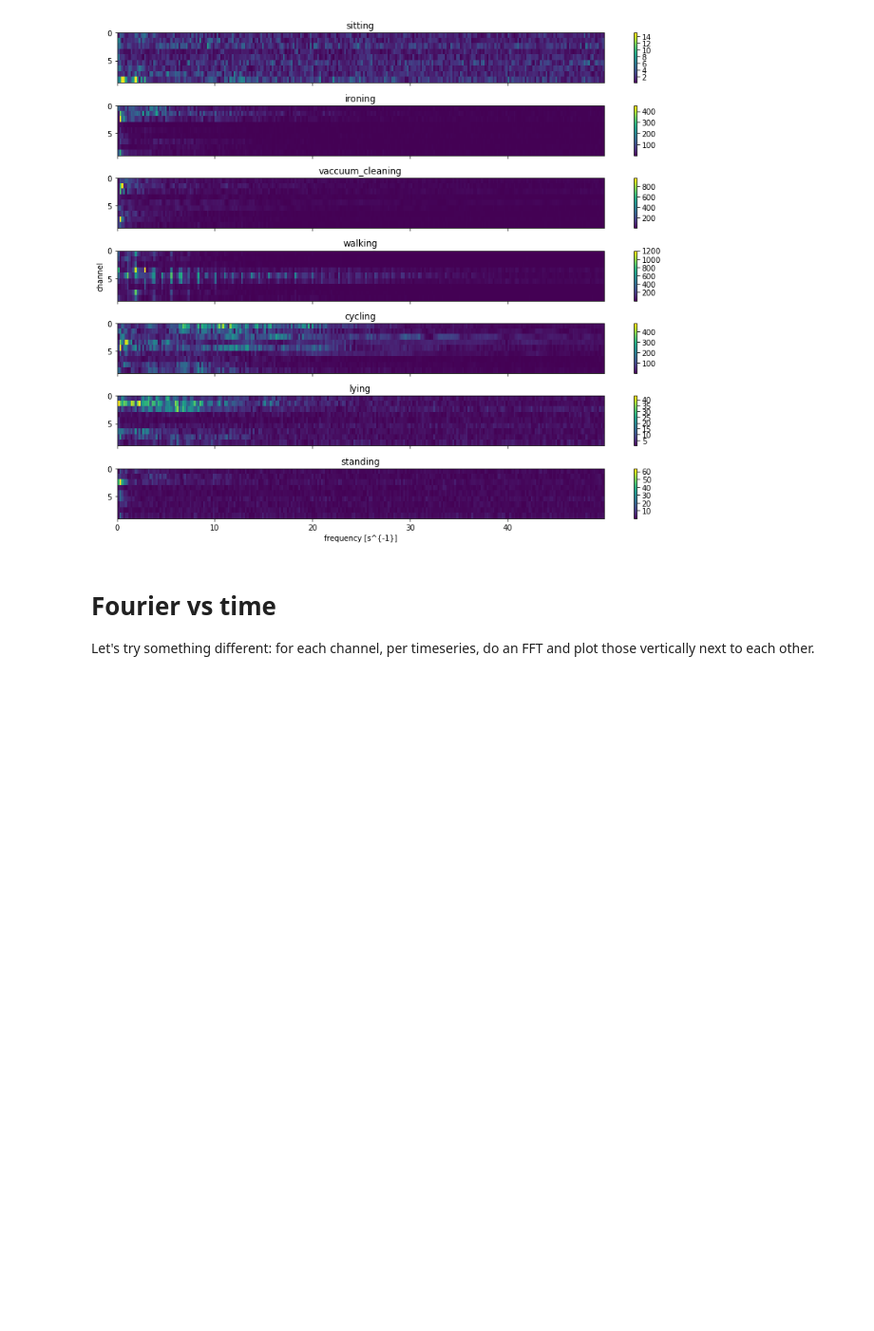
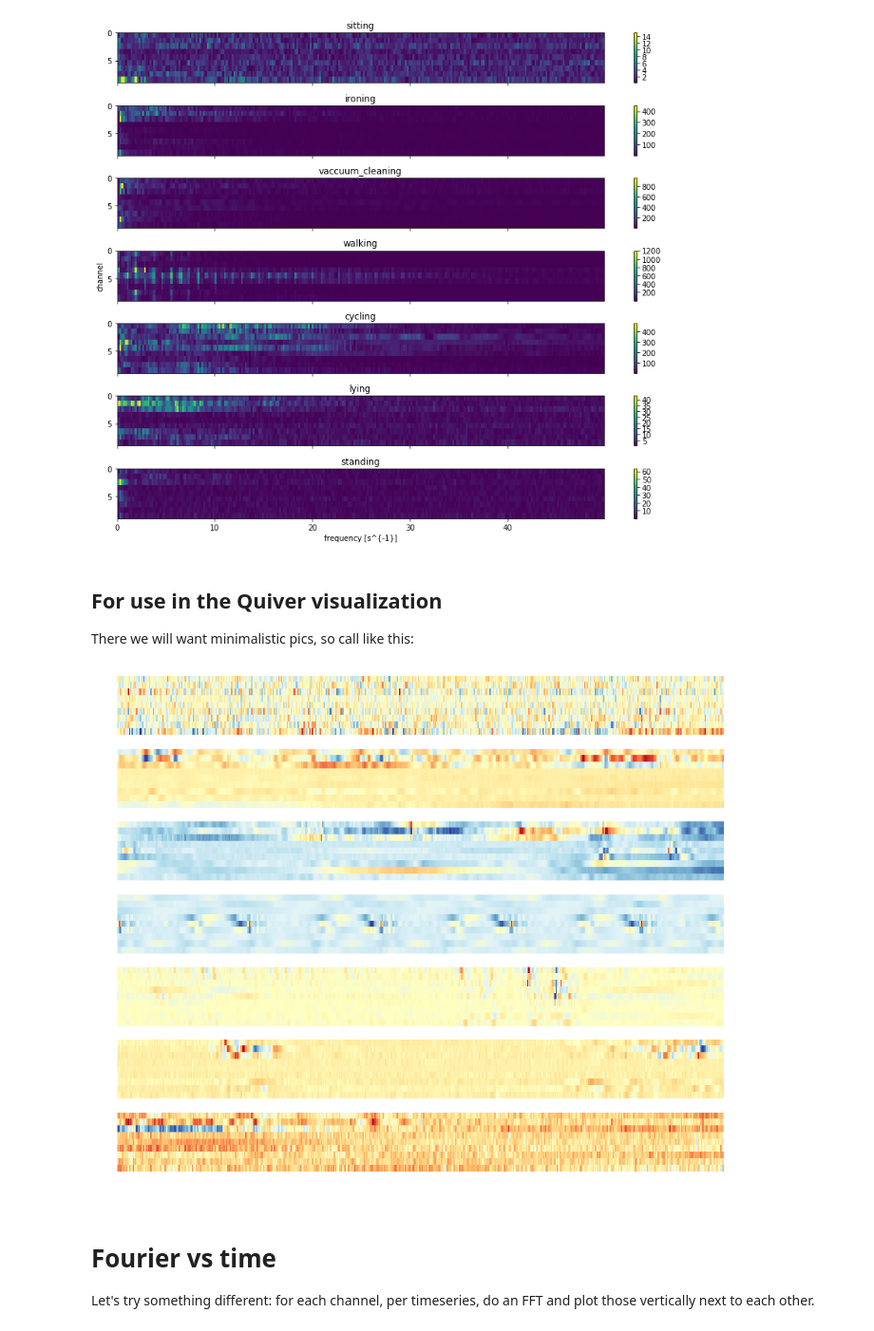
Before and after one commit to egpbos/mcfly-tutorial, a Jupyter notebook: notebooks/Keras timeseries model visualization testing.ipynb, the cells around one changed output. Shown at 95% size. Drawn from its saved outputs; the diff is of its cells as text; code cells hidden in the pictures; blank space fills up the shorter version.

```diff
--- a/notebooks/Keras timeseries model visualization testing.ipynb
+++ b/notebooks/Keras timeseries model visualization testing.ipynb
@@ -128,15 +109,10 @@ def plot_timeseries(timeseries, ax=None, draw_labels=False):
 fig, ax = plt.subplots(len(labels), sharex=True, figsize=(12,10))
 ax[-1].set_xlabel('time [s]')
 ax[len(labels)//2].set_ylabel('channel')
+
 for ix, label_ix in enumerate(all_label_indices):
-    im = ax[ix].imshow(data[label_ix].T, aspect='auto', interpolation='nearest', cmap=cm.RdYlBu,
-                       extent=(0, N_timebins * dt, N_channels, 0))
-#     ax[ix].set_ylim(N_channels-0.5,-0.5)
-    label = labels[label_lookup[ix]]
-    ax[ix].set_title(label)
-    fig.colorbar(im, ax=ax[ix])
-
-plt.tight_layout()
+    tsv.plot_timeseries(data[label_ix], dt, ax=ax[ix], title=labels[label_lookup[ix]],
+                        minimal_layout=False, draw_labels=False)
 # %% [output]
 [figure]
 # %% [markdown]
@@ -150,25 +126,25 @@ fig, ax = plt.subplots(len(labels), sharex=True, figsize=(12,10))
 ax[-1].set_xlabel('frequency [s^{-1}]')
 ax[len(labels)//2].set_ylabel('channel')
 
-frequencies = np.fft.fftfreq(N_timebins, d=0.01)  # s^{-1}
-central_timebin = N_timebins // 2
-if N_timebins % 2 == 0:
-    central_timebin -= 1
-fmin = frequencies[0]
-fmax = frequencies[central_timebin]
-
 for ix, label_ix in enumerate(all_label_indices):
-    fdata = np.fft.fft(data[label_ix], axis=0)[:central_timebin+1]
-    im = ax[ix].imshow(np.abs(fdata).T, aspect='auto', interpolation='nearest', # cmap=cm.RdYlBu,
-                       extent=(fmin, fmax, N_channels, 0))
-#     ax[ix].set_ylim(N_channels-0.5,-0.5)
-    label = labels[label_lookup[ix]]
-    ax[ix].set_title(label)
-    fig.colorbar(im, ax=ax[ix])
-
-plt.tight_layout()
+    tsv.plot_timeseries_fourier_amplitudes(data[label_ix], dt, ax=ax[ix], title=labels[label_lookup[ix]],
+                                           minimal_layout=False, draw_labels=False)
 # %% [output]
 [figure]
+# %% [markdown]
+## For use in the Quiver visualization
+There we will want minimalistic pics, so call like this:
+# %%
+fig, ax = plt.subplots(len(labels), sharex=True, figsize=(12,10), frameon=False)
+ax[-1].set_xlabel('time [s]')
+ax[len(labels)//2].set_ylabel('channel')
+
+for ix, label_ix in enumerate(all_label_indices):
+    tsv.plot_timeseries(data[label_ix], dt, ax=ax[ix], minimal_layout=True, draw_colorbar=False)
+
+fig.savefig('timeseries.png')
+# %% [output]
+[figure, added]
 # %% [markdown]
 # Fourier vs time
 
```
Also changed, not shown: parts of 5 cells of this notebook, 1 other file.
